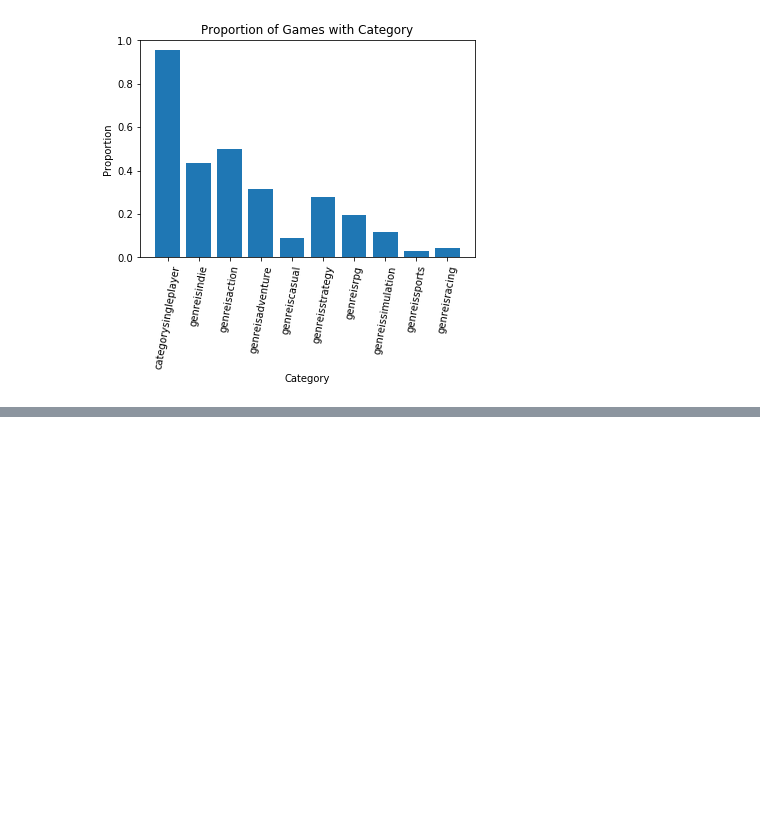
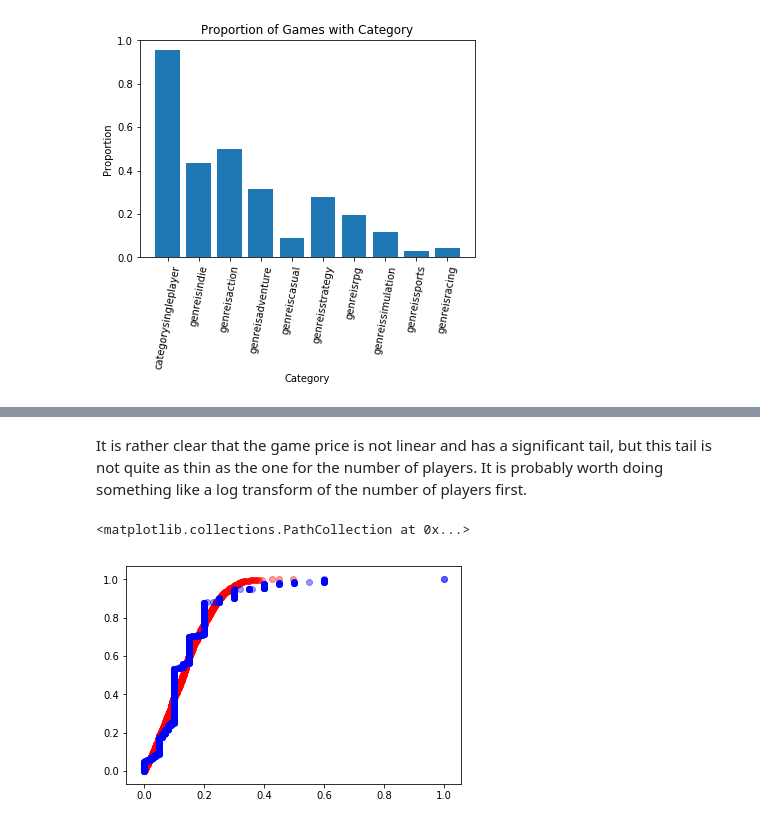
Before and after one commit to c4tsai/Springboard, a Jupyter notebook: Project 1/Steam Games Analysis.ipynb, the cells around one changed output, grey strips where cells are left out. Drawn from its saved outputs; the diff is of its cells as text; code cells hidden in the pictures; blank space fills up the shorter version.

```diff
--- a/Project 1/Steam Games Analysis.ipynb
+++ b/Project 1/Steam Games Analysis.ipynb
@@ -166,0 +182,9 @@ plt.show()
+# %% [markdown]
+It is rather clear that the game price is not linear and has a significant tail, but this tail is not quite as thin as the one for the number of players. It is probably worth doing something like a log transform of the number of players first.
+# %%
+players_x_ln, players_y_ln = ecdf(np.log(data_trimmed.steamspyplayersestimate))
+plt.scatter(players_x_ln, players_y_ln, color="red", alpha=0.4)
+plt.scatter(price_x, price_y, color="blue", alpha=0.4)
+# %% [output]
+<matplotlib.collections.PathCollection at 0x...>
+[figure, added]
```
Also changed, not shown: parts of 10 cells of this notebook.
